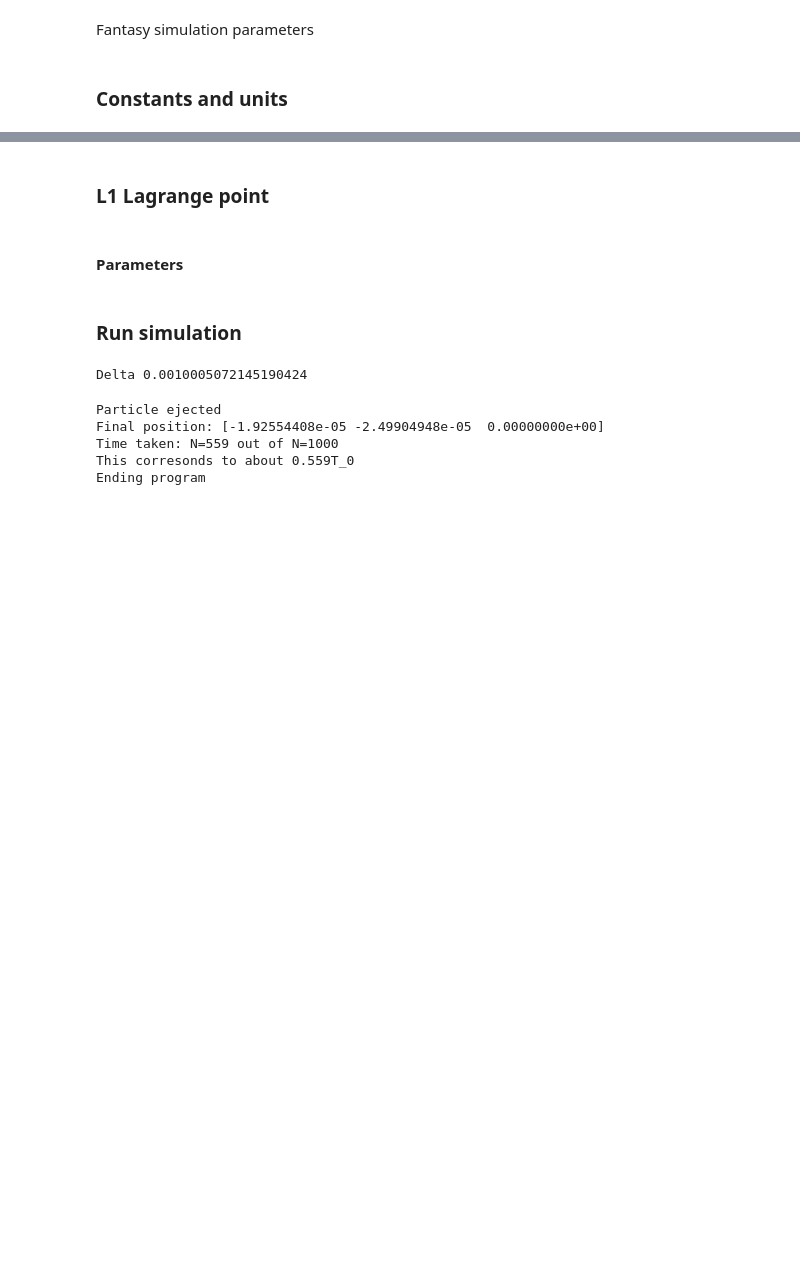
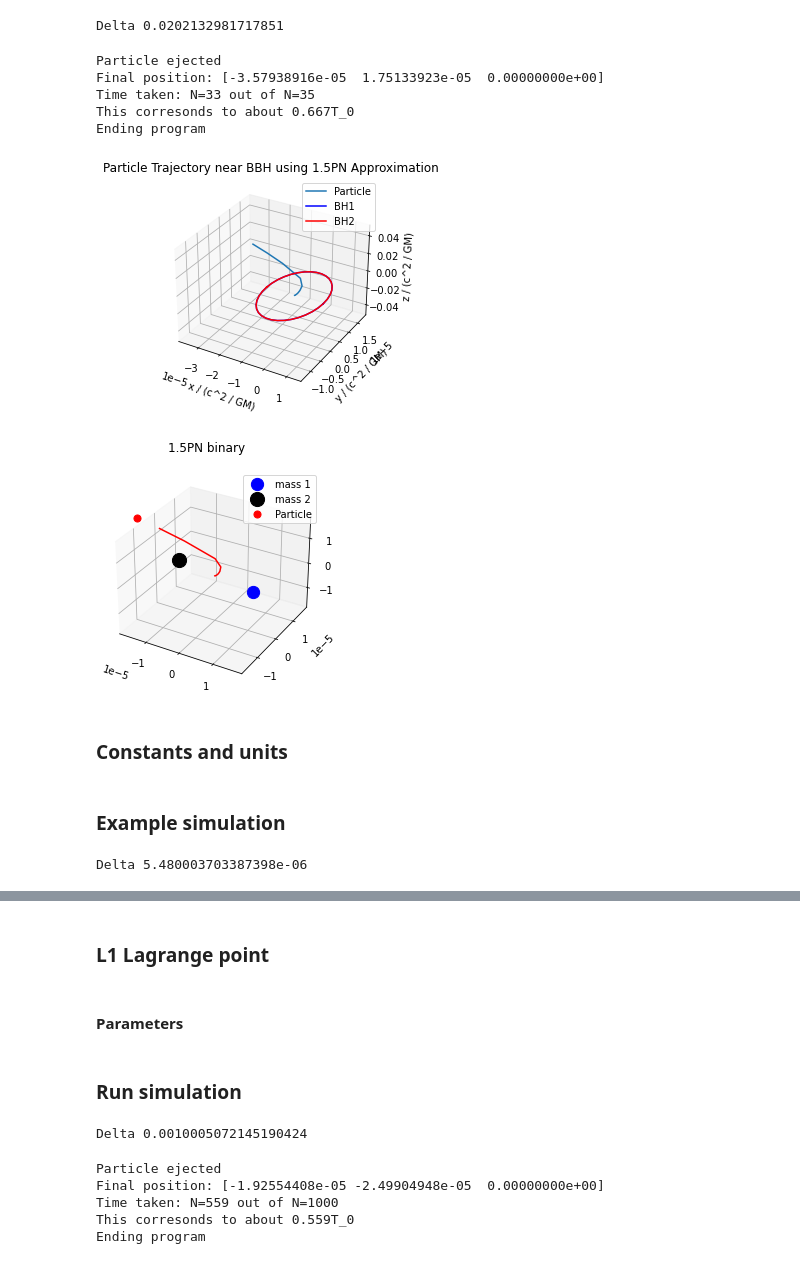
Before and after one commit to j-moncr/honours_nr, a Jupyter notebook: particle_orbits/geodesic_solver/geodesic_results.ipynb, the cells around one changed output, grey strips where cells are left out. Drawn from its saved outputs; the diff is of its cells as text; code cells hidden in the pictures; blank space fills up the shorter version.

```diff
--- a/particle_orbits/geodesic_solver/geodesic_results.ipynb
+++ b/particle_orbits/geodesic_solver/geodesic_results.ipynb
@@ -11,2 +11,0 @@ from geodesic_plotting import plot_traj, animate_trajectories
-# %% [markdown]
-Fantasy simulation parameters
@@ -16,3 +12,18 @@ order = 4
+# %%
+x, y, z, rs_1, rs_2, vs_1, vs_2, vs_12, Param, sol = run_simulation()
+
+plot_traj(x, y, z, rs_1, rs_2, proj="3D")
+
+animate_trajectories(x,y,z,rs_1,rs_2, a=max(x[-1],y[-1]),proj="3D", save_fig=f"3danim_test")
+# %% [output]
+Delta 0.0202132981717851
+Particle ejected
+Final position: [-3.57938916e-05  1.75133923e-05  0.00000000e+00]
+Time taken: N=33 out of N=35
+This corresonds to about 0.667T_0
+Ending program
+[figure, added]
+[figure, added]
 # %% [markdown]
 ### Constants and units
 # %%
@@ -30,3 +46,25 @@ M_0 = (c_SI**3 / G_SI) * T_0   # 4.05e35 * T_0 [kg] ~ 2e5 * T_0[solar masses]
 # Relevant length and mass scales in geometric units
 AU_in_natunits = 1 / (0.002 * T_0)
 SOLARMASS_in_natunits = 1 / (2e5 * T_0)
+# %% [markdown]
+### Example simulation
+# %%
+M, a0 = 1 * SOLARMASS_in_natunits, 1/100 * AU_in_natunits   # Mass of each BH in binary, initial separation
+M1, M2 = 1/2*M, 1/3*M                                    # Masses of each BH in binary
+e0 = 0.80                                                # Initial eccentricity, e0=0 => circular, c0->1 => highly elliptical
+
+num_orbits = 1
+N = 200
+
+q0 = [0.0,a0/2,-a0/2,0.0]                                # Initial position of particle
+q0 = [0.,0.,0.,0.]
+p0 = [1.0,0.0,0.00,0.0]                                  # Initial velocity of particle
+
+# Spin
+chi1, chi2 = -0.1, 0.5
+S1, S2 = np.array([1,-1,2]), np.array([-1,-2,3])
+S1, S2 = ((chi * M**2 * S / mag(S) if mag(S) != 0 else 0) for chi, S in zip([chi1, chi2], [S1,S2]))
+
+x1, y1, z1, rs_1_1, rs_2_1, vs_1_1, vs_2_1, vs_12_1, Param_1, sol_1 = run_simulation(T_0=T_0, a0=a0, M1=M1, M2=M2, e0=e0, num_orbits=num_orbits, N=N, q0=q0, p0=p0, chi1=chi1, chi2=chi2, S1=S1, S2=S2)
+# %% [output]
+Delta 5.480003703387398e-06
```
Also changed, not shown: parts of 20 cells of this notebook, 4 other files.
